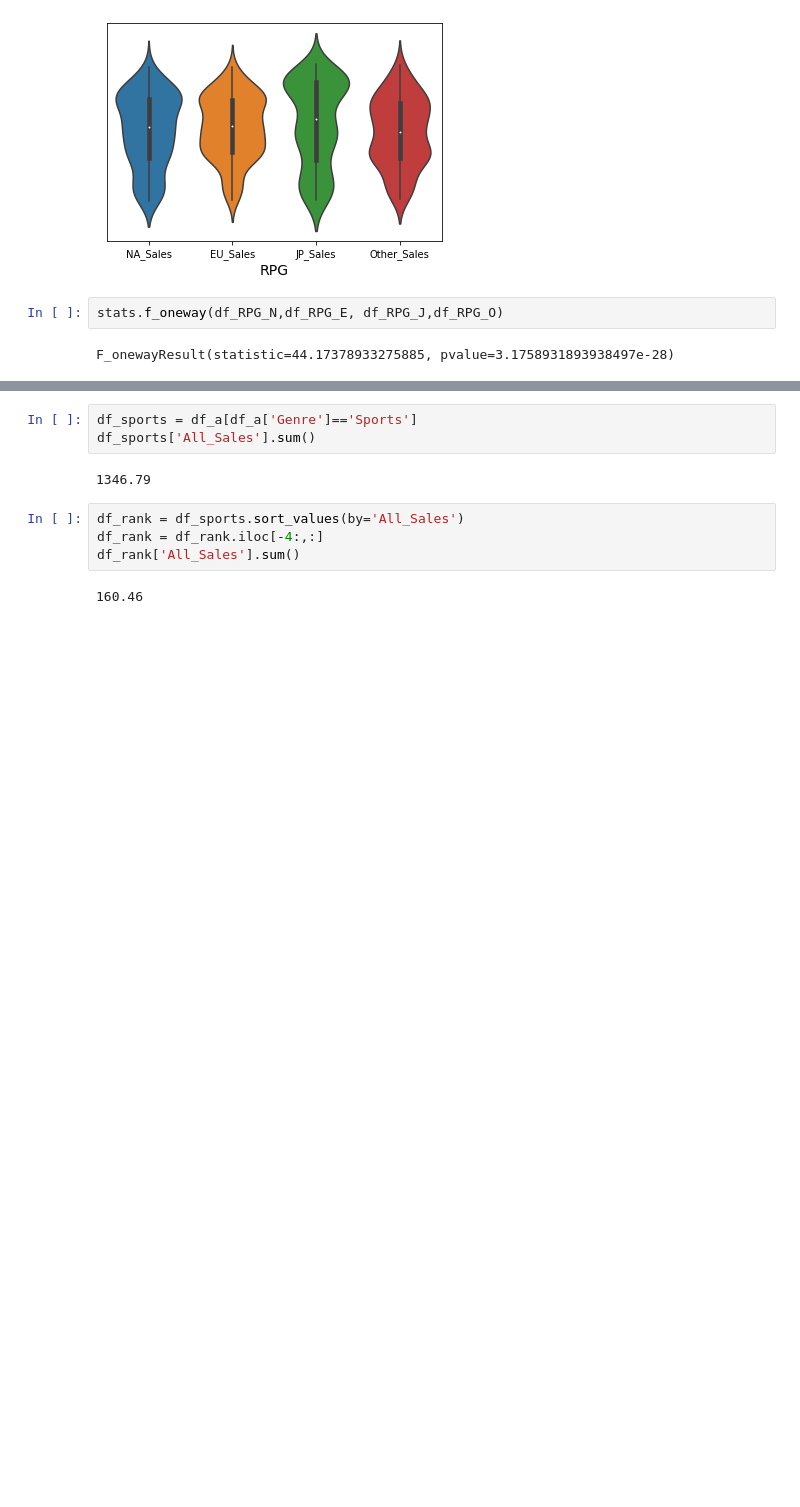
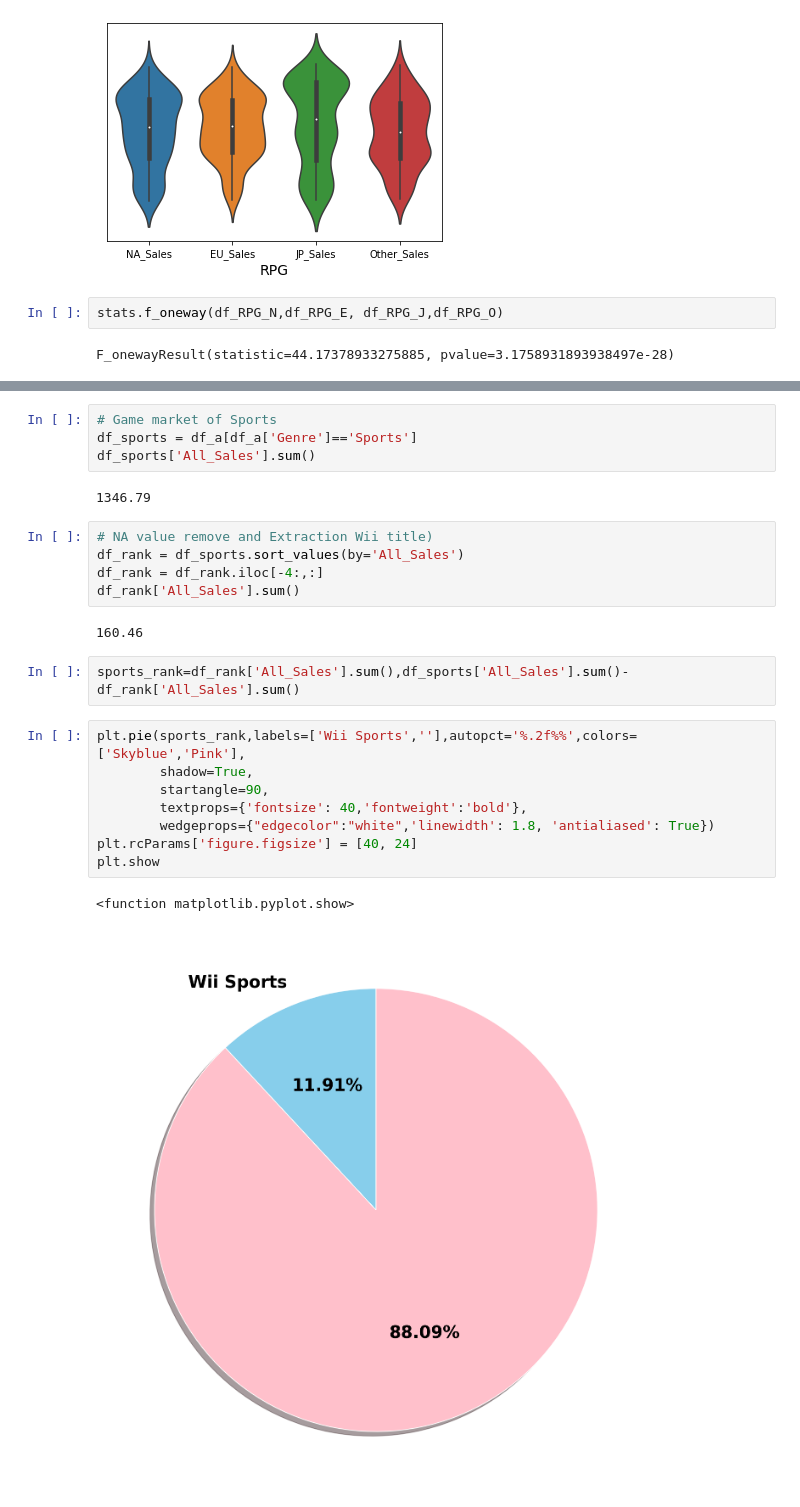
Before and after one commit to momotonton/DS_Project, a Jupyter notebook: Project_1.ipynb, the cells around one changed output, grey strips where cells are left out. Cells and saved outputs as stored; diff of their text form; blank space fills up the shorter version.

```diff
--- a/Project_1.ipynb
+++ b/Project_1.ipynb
@@ -695,11 +679,26 @@ dtype: int64
 # %%
+# Game market of Sports
 df_sports = df_a[df_a['Genre']=='Sports']
 df_sports['All_Sales'].sum()
 # %% [output]
 1346.79
 # %%
+# NA value remove and Extraction Wii title)
 df_rank = df_sports.sort_values(by='All_Sales')
 df_rank = df_rank.iloc[-4:,:]
 df_rank['All_Sales'].sum()
 # %% [output]
 160.46
+# %%
+sports_rank=df_rank['All_Sales'].sum(),df_sports['All_Sales'].sum()-df_rank['All_Sales'].sum()
+# %%
+plt.pie(sports_rank,labels=['Wii Sports',''],autopct='%.2f%%',colors=['Skyblue','Pink'],
+        shadow=True,
+        startangle=90,
+        textprops={'fontsize': 40,'fontweight':'bold'},
+        wedgeprops={"edgecolor":"white",'linewidth': 1.8, 'antialiased': True})
+plt.rcParams['figure.figsize'] = [40, 24]
+plt.show
+# %% [output]
+<function matplotlib.pyplot.show>
+[figure, added]
```
Also changed, not shown: parts of 41 cells of this notebook.
